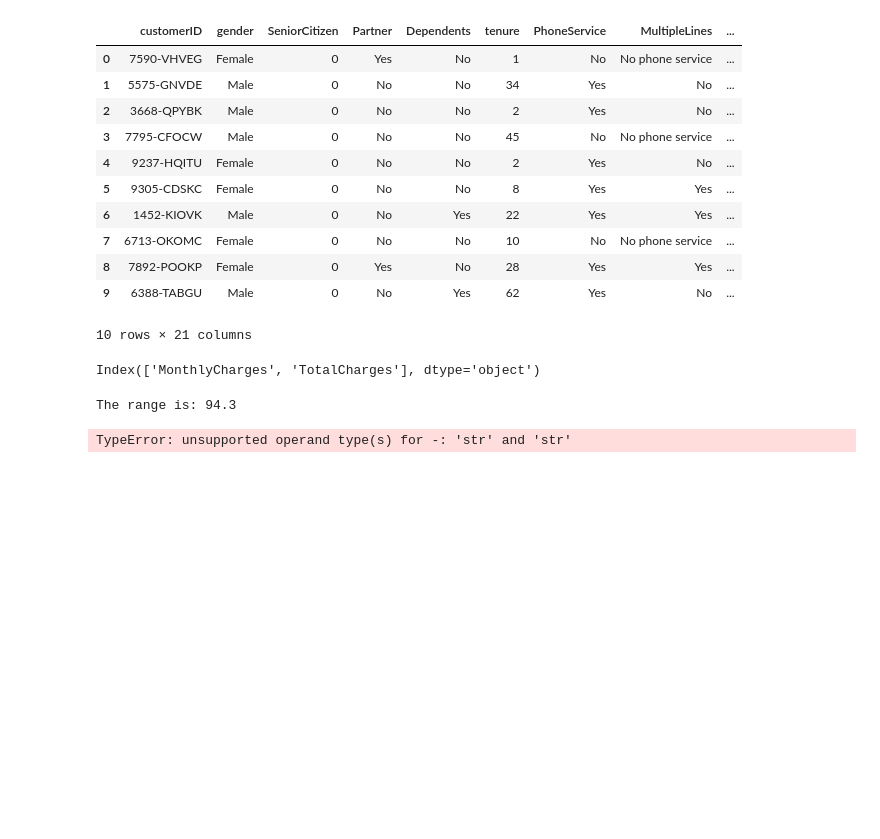
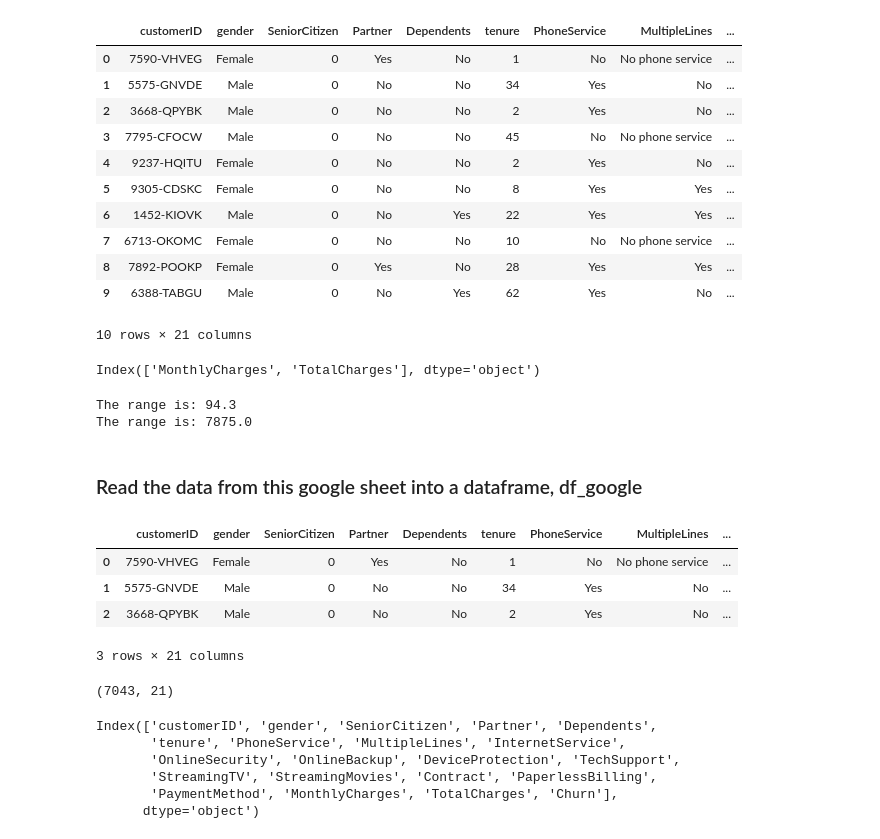
Before and after one commit to KristineCabanela/classification-exercises, a Jupyter notebook: classification_exercises.ipynb, the cells around one changed output. Saved outputs shown, nothing was run; the diff lists cells and outputs as text; code cells hidden in the pictures; blank space fills up the shorter version.

```diff
--- a/classification_exercises.ipynb
+++ b/classification_exercises.ipynb
@@ -179,12 +177,13 @@ df_excel_sample.select_dtypes('float64').columns
 Index(['MonthlyCharges', 'TotalCharges'], dtype='object')
 # %%
 print("The range is:",df_excel_sample.MonthlyCharges.max()-df_excel_sample.MonthlyCharges.min())
+
+print("The range is:",df_excel_sample.TotalCharges.max()-df_excel_sample.TotalCharges.min())
+
+
 #gives the range for column MonthlyCharges with added print statement
 # %% [output]
 The range is: 94.3
+The range is: 7875.0
-# %%
-numeric_vals = df_excel_sample.select_dtypes('float64').columns
-
-print("The range is:",numeric_vals.max()-numeric_vals.min())
-# %% [output]
-TypeError: unsupported operand type(s) for -: 'str' and 'str'
+# %% [markdown]
+### Read the data from this google sheet into a dataframe, df_google
@@ -190,0 +194,25 @@ TypeError: unsupported operand type(s) for -: 'str' and 'str'
+# %%
+df_googlesheet = pd.read_csv(csv_export_url)
+df_googlesheet.head(3)
+#print the first three rows
+# %% [output]
+|  | customerID | gender | SeniorCitizen | Partner | Dependents | tenure | PhoneService | MultipleLines | ... |
+| 0 | 7590-VHVEG | Female | 0 | Yes | No | 1 | No | No phone service | ... |
+| 1 | 5575-GNVDE | Male | 0 | No | No | 34 | Yes | No | ... |
+| 2 | 3668-QPYBK | Male | 0 | No | No | 2 | Yes | No | ... |
+3 rows × 21 columns
+# %%
+df_googlesheet.shape
+#print the number of rows and columns
+# %% [output]
+(7043, 21)
+# %%
+df_googlesheet.columns
+#print the column names
+# %% [output]
+Index(['customerID', 'gender', 'SeniorCitizen', 'Partner', 'Dependents',
+       'tenure', 'PhoneService', 'MultipleLines', 'InternetService',
+       'OnlineSecurity', 'OnlineBackup', 'DeviceProtection', 'TechSupport',
+       'StreamingTV', 'StreamingMovies', 'Contract', 'PaperlessBilling',
+       'PaymentMethod', 'MonthlyCharges', 'TotalCharges', 'Churn'],
+      dtype='object')
```
Also changed, not shown: parts of 7 cells of this notebook.
